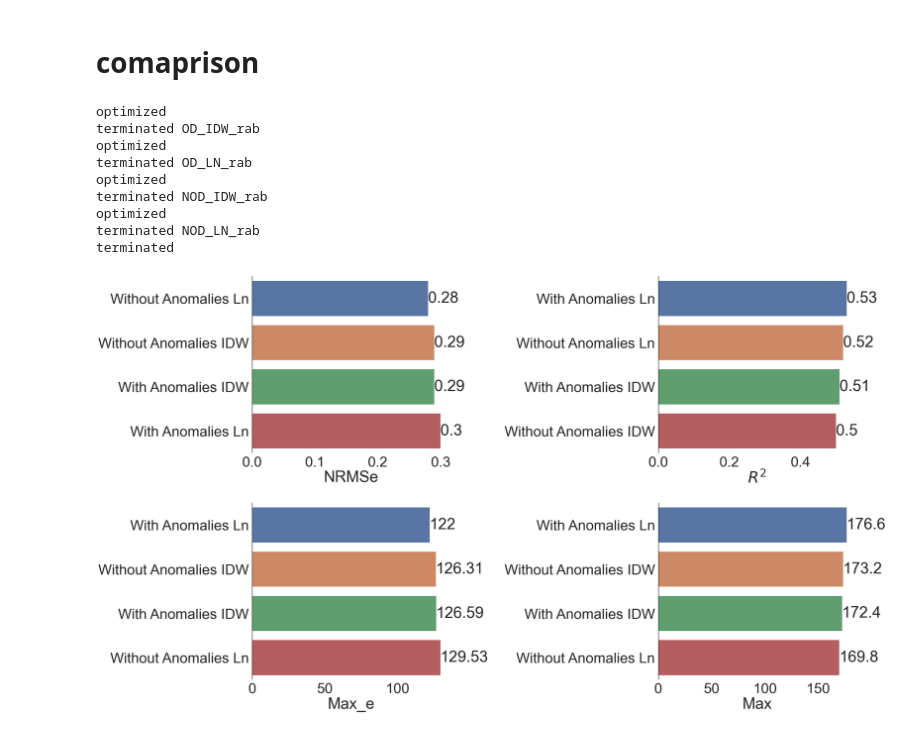
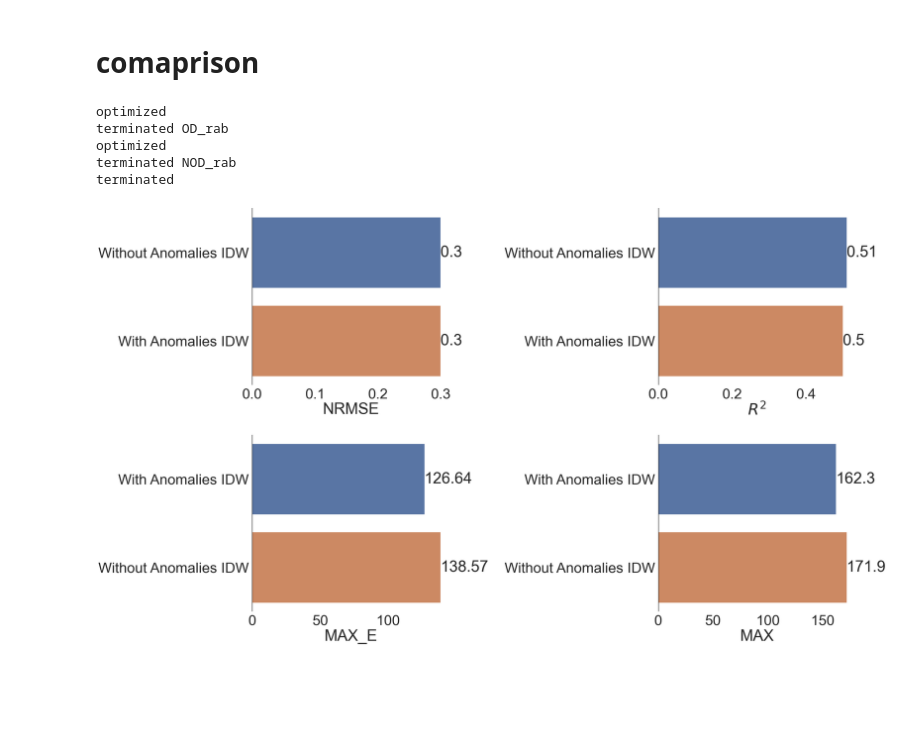
Before and after one commit to MaguedAlaghbary/AFQ, a Jupyter notebook: 5_KPI_rab.ipynb, the cells around one changed output. Cells and saved outputs as stored; diff of their text form; code cells hidden in the pictures; blank space fills up the shorter version.

```diff
--- a/5_KPI_rab.ipynb
+++ b/5_KPI_rab.ipynb
@@ -396,13 +374,13 @@ features_ex_ln.append(target)
 
 
 files = [
-         'OD_IDW_rab','OD_LN_rab',
-         'NOD_IDW_rab','NOD_LN_rab',
+         'OD_rab',
+         'NOD_rab',
         ]
 
 observables = [
-            features_idw, features_ln,
-            features_idw, features_ln,
+            features,
+            features,
 ]
 
 
@@ -426,7 +404,7 @@ for file_label, observable in zip(files, observables):
     X_train, X_test, y_train, y_test= train_test_split(X, y, test_size=0.2, random_state=42)
 
     # hyperparameter
-    bs_rfr_hyp =  dir_p/'RF_Hyperparameters'/f'RFR_{file_label}.csv'
+    bs_rfr_hyp =  dir_p/'Hyperparameters'/f'RFR_{file_label}.csv'
 
 
     bs_rfr_hyp_df = pd.read_csv(bs_rfr_hyp, sep='\t')
@@ -495,17 +473,17 @@ for file_label, observable in zip(files, observables):
 
 
 
-    KPI_df.loc['NRMSe', f'{file_label}'] = nrmse
+    KPI_df.loc['NRMSE', f'{file_label}'] = nrmse
     KPI_df.loc['RMSE', f'{file_label}'] = rmse
     KPI_df.loc['MAE', f'{file_label}'] = mae
     KPI_df.loc['MAPE', f'{file_label}'] = mape
     KPI_df.loc['$R^2$', f'{file_label}'] = r2
     KPI_df.loc['EV', f'{file_label}'] = ev
-    KPI_df.loc['Max_e', f'{file_label}'] = max_e
+    KPI_df.loc['MAX_E', f'{file_label}'] = max_e
     KPI_df.loc['MIN_E', f'{file_label}'] = min_e
     KPI_df.loc['MedAE', f'{file_label}'] = mnae
     KPI_df.loc['MPE', f'{file_label}'] = mpe
-    KPI_df.loc['Max', f'{file_label}'] = round(y_predict.max(),1)
+    KPI_df.loc['MAX', f'{file_label}'] = round(y_predict.max(),1)
     KPI_df.loc['MIN', f'{file_label}'] = y_predict.min()
     KPI_df.loc['ACC', f'{file_label}'] = accuracy
     KPI_df.loc['Mean', f'{file_label}'] = round(np.mean(y_predict),2)
@@ -524,23 +502,19 @@ for file_label, observable in zip(files, observables):
 print('terminated')
 # %% [output]
 optimized
-terminated OD_IDW_rab
+terminated OD_rab
 optimized
-terminated OD_LN_rab
-optimized
-terminated NOD_IDW_rab
-optimized
-terminated NOD_LN_rab
+terminated NOD_rab
 terminated
 # %%
 KPI_df = pd.DataFrame()
-files = [filename for filename in os.listdir(dir_p/'KPI')  if 'rab' in filename and 'RFE' not in filename]
+files = [filename for filename in os.listdir(dir_p/'KPI')  if 'rab' in filename]
 for file in zip(files):
     path = dir_p/'KPI'/f'{file[0]}'
     tmp_df = pd.read_csv(path, index_col=0, sep='\t')
     KPI_df = pd.concat([tmp_df, KPI_df], axis=1)
 
-KPI_df.columns = ['Without Anomalies Ln', 'Without Anomalies IDW', 'With Anomalies Ln', 'With Anomalies IDW']
+KPI_df.columns = ['Without Anomalies IDW', 'With Anomalies IDW']
 
 # Initialize auc_score dictionary
 
@@ -556,7 +530,7 @@ sns.set(font_scale = 4)
 scores = ['RMSE', 'MAE', 'NRMSE','MAPE', 'CD','EV', 'MAX_E', 'MAX', 'Stdev',
           'RSD', 'Mean','Median','MedAE', 'MPE', 'ACC', 'CCC']
 
-scores = ['NRMSe','$R^2$','Max_e', 'Max']
+scores = ['NRMSE','$R^2$','MAX_E', 'MAX']
 #subfile = 'HOD'
 #files_rg = [ x for x in files_rg if subfile in x ]
 for score, ax in zip(scores, axs.flatten()):
@@ -575,34 +549,34 @@ for score, ax in zip(scores, axs.flatten()):
         # Turn frame off
         ax.set_frame_on(False)
 
         #ax.legend(loc='upper left')
 
         # Tight layout
         plt.tight_layout()
     else:
         x_data = KPI_df.loc[score,:].sort_values().index
         y_data = KPI_df.loc[score,:].sort_values()
         bar = sns.barplot(y_data[:], x_data[:] ,     ax=ax)
         bar.bar_label(ax.containers[0], )
 
         # Generate a bolded horizontal line at y = 0
         ax.axvline(x = 0, color = 'black', linewidth = 4, alpha = .7)
 
         # Turn frame off
         ax.set_frame_on(False)
 
         #ax.legend(loc='upper left')
 
         # Tight layout
         plt.tight_layout()
 
 
 
 
 # Save Figure
 #  fig.savefig(dir_p/'fig'/"fig_s4.jpeg", bbox_inches='tight', dpi=300 )
 # %% [output]
-[figure, old version]
+[figure, new version]
 # %%
 
 # Save Figure
```
Also changed, not shown: parts of 8 cells of this notebook, 16 other files.
